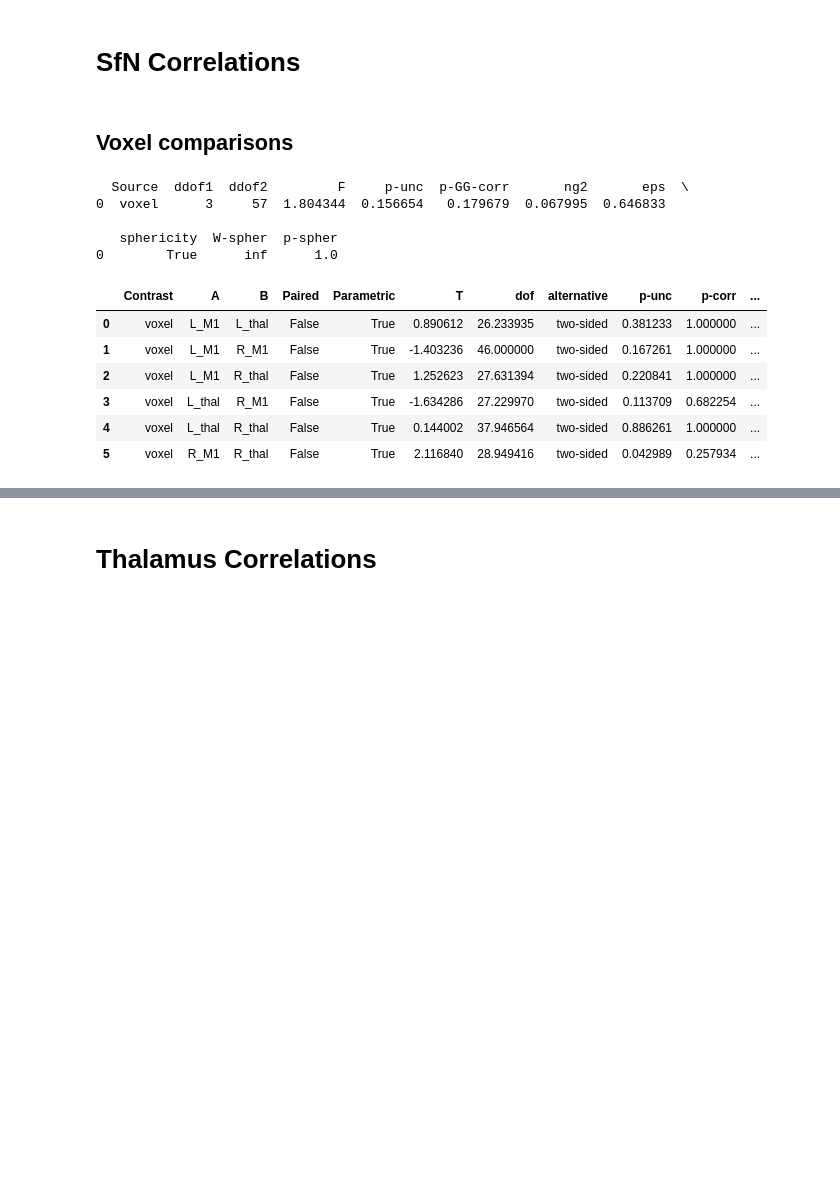
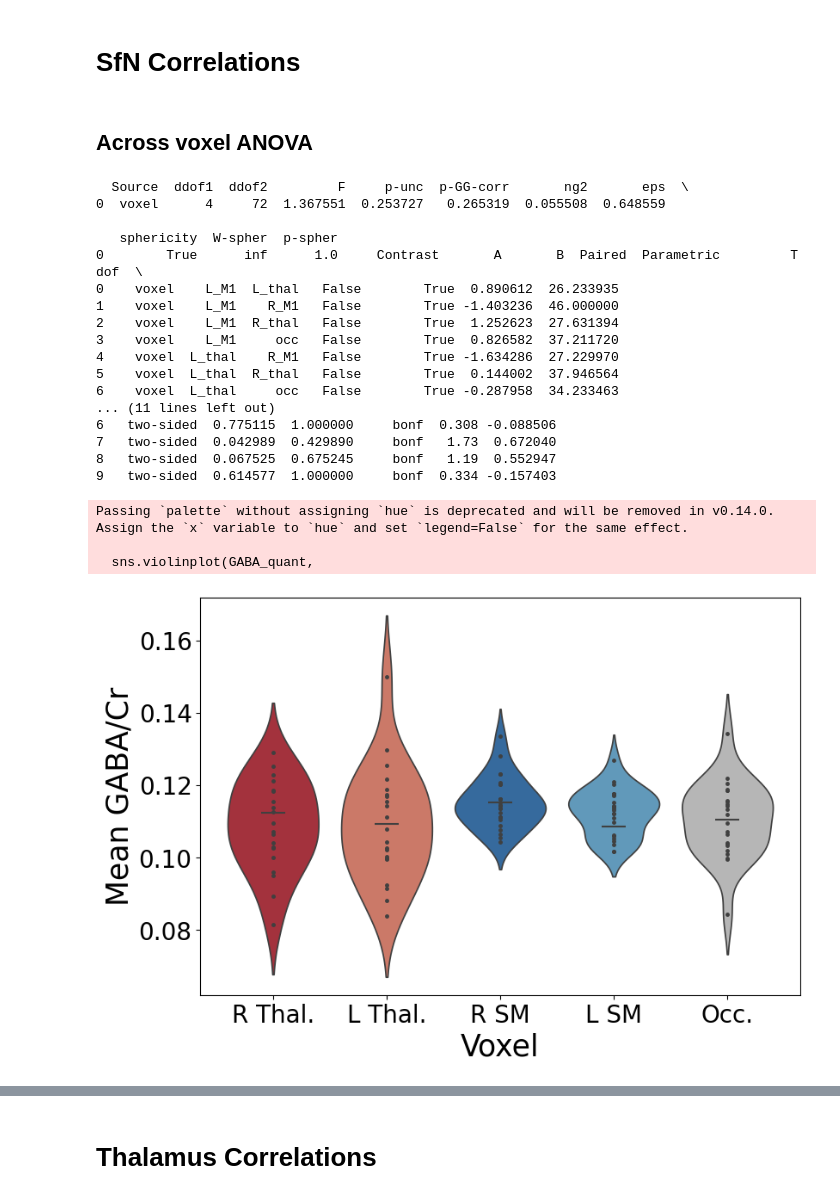
Before and after one commit to rruopp/typingexp, a Jupyter notebook: typing_task_analysis/MRS_analysis.ipynb, the cells around one changed output, grey strips where cells are left out. Saved outputs shown, nothing was run; the diff lists cells and outputs as text; code cells hidden in the pictures; blank space fills up the shorter version.

Commit message:
so many edits
- SfN figs
- script that calculates subject age at time of task
- a few other things ...

```diff
--- a/typing_task_analysis/MRS_analysis.ipynb
+++ b/typing_task_analysis/MRS_analysis.ipynb
@@ -94,4 +98,4 @@ def task_vs_mrs_plot(df, bf_or_wf, freq_type, metric, voxel):
 # %% [markdown]
 # SfN Correlations
 # %% [markdown]
-## Voxel comparisons
+## Across voxel ANOVA
@@ -112,17 +102,66 @@ for r in regions:
 # %%
 no_occ = GABA_quant[GABA_quant['voxel'] != 'occ']
-print(pg.rm_anova(no_occ, dv='Mean_GABA_Cr', within='voxel', subject='sID', correction=True))
-pg.pairwise_tests(no_occ, 'Mean_GABA_Cr', 'voxel', effsize='cohen', padjust='bonf')
+
+nova = pg.rm_anova(GABA_quant, dv='Mean_GABA_Cr', within='voxel', subject='sID', correction=True)
+tukey = pg.pairwise_tests(GABA_quant, 'Mean_GABA_Cr', 'voxel', effsize='cohen', padjust='bonf')
+print(nova, tukey)
 # %% [output]
   Source  ddof1  ddof2         F     p-unc  p-GG-corr       ng2       eps  \
-0  voxel      3     57  1.804344  0.156654   0.179679  0.067995  0.646833
+0  voxel      4     72  1.367551  0.253727   0.265319  0.055508  0.648559
 
    sphericity  W-spher  p-spher
-0        True      inf      1.0
+0        True      inf      1.0     Contrast       A       B  Paired  Parametric         T        dof  \
+0    voxel    L_M1  L_thal   False        True  0.890612  26.233935
+1    voxel    L_M1    R_M1   False        True -1.403236  46.000000
+2    voxel    L_M1  R_thal   False        True  1.252623  27.631394
+3    voxel    L_M1     occ   False        True  0.826582  37.211720
+4    voxel  L_thal    R_M1   False        True -1.634286  27.229970
+5    voxel  L_thal  R_thal   False        True  0.144002  37.946564
+6    voxel  L_thal     occ   False        True -0.287958  34.233463
+... (11 lines left out)
+6   two-sided  0.775115  1.000000     bonf  0.308 -0.088506
+7   two-sided  0.042989  0.429890     bonf   1.73  0.672040
+8   two-sided  0.067525  0.675245     bonf   1.19  0.552947
+9   two-sided  0.614577  1.000000     bonf  0.334 -0.157403
-|  | Contrast | A | B | Paired | Parametric | T | dof | alternative | p-unc | p-corr | ... |
-| 0 | voxel | L_M1 | L_thal | False | True | 0.890612 | 26.233935 | two-sided | 0.381233 | 1.000000 | ... |
-| 1 | voxel | L_M1 | R_M1 | False | True | -1.403236 | 46.000000 | two-sided | 0.167261 | 1.000000 | ... |
-| 2 | voxel | L_M1 | R_thal | False | True | 1.252623 | 27.631394 | two-sided | 0.220841 | 1.000000 | ... |
-| 3 | voxel | L_thal | R_M1 | False | True | -1.634286 | 27.229970 | two-sided | 0.113709 | 0.682254 | ... |
-| 4 | voxel | L_thal | R_thal | False | True | 0.144002 | 37.946564 | two-sided | 0.886261 | 1.000000 | ... |
-| 5 | voxel | R_M1 | R_thal | False | True | 2.116840 | 28.949416 | two-sided | 0.042989 | 0.257934 | ... |
+# %%
+RdBu = sns.color_palette('RdBu', 8)
+grey = sns.color_palette('grey')
+
+color_list = [RdBu[0], RdBu[1], RdBu[7], RdBu[6], grey[4]]
+custom_RdBu = sns.color_palette(color_list)
+
+f, ax = plt.subplots(figsize=(9, 6), facecolor='none')
+sns.violinplot(GABA_quant,
+                   x='voxel',
+                   y='Mean_GABA_Cr',
+                   order=[ "R_thal", "L_thal", "R_M1", "L_M1", "occ"],
+                   # hue='voxel',
+                   palette=custom_RdBu,
+                   ax=ax,
+                   edgecolor='0.25',
+                   inner='point',
+                   inner_kws=dict(edgecolor='0.25', color=".25"))
+
+violin_means = GABA_quant.groupby(['voxel']).Mean_GABA_Cr.agg('mean').reset_index()
+violin_means = violin_means.sort_values(by="voxel")
+sns.scatterplot(x=range(len(violin_means['Mean_GABA_Cr'])),
+                y=violin_means['Mean_GABA_Cr'],
+                color='0.25', ax=ax,
+                marker='_', linewidth=1.5, s=400)
+
+ax.set_xlabel("Voxel", fontsize=25)
+ax.set_ylabel("Mean GABA/Cr", fontsize=25)
+plt.xticks(fontsize = 20)
+plt.yticks(fontsize = 20)
+
+voxel_labels=['R Thal.', 'L Thal.', 'R SM', 'L SM', 'Occ.']
+ax.set_xticklabels(voxel_labels)
+
+
+plt.savefig(save_dir + 'GABA_violin_byvoxel.png', dpi=300, bbox_inches='tight')
+plt.show()
+# %% [output]
+Passing `palette` without assigning `hue` is deprecated and will be removed in v0.14.0. Assign the `x` variable to `hue` and set `legend=False` for the same effect.
+
+  sns.violinplot(GABA_quant,
+[figure, added]
```
Also changed, not shown: parts of 41 cells of this notebook, 34 other files.
